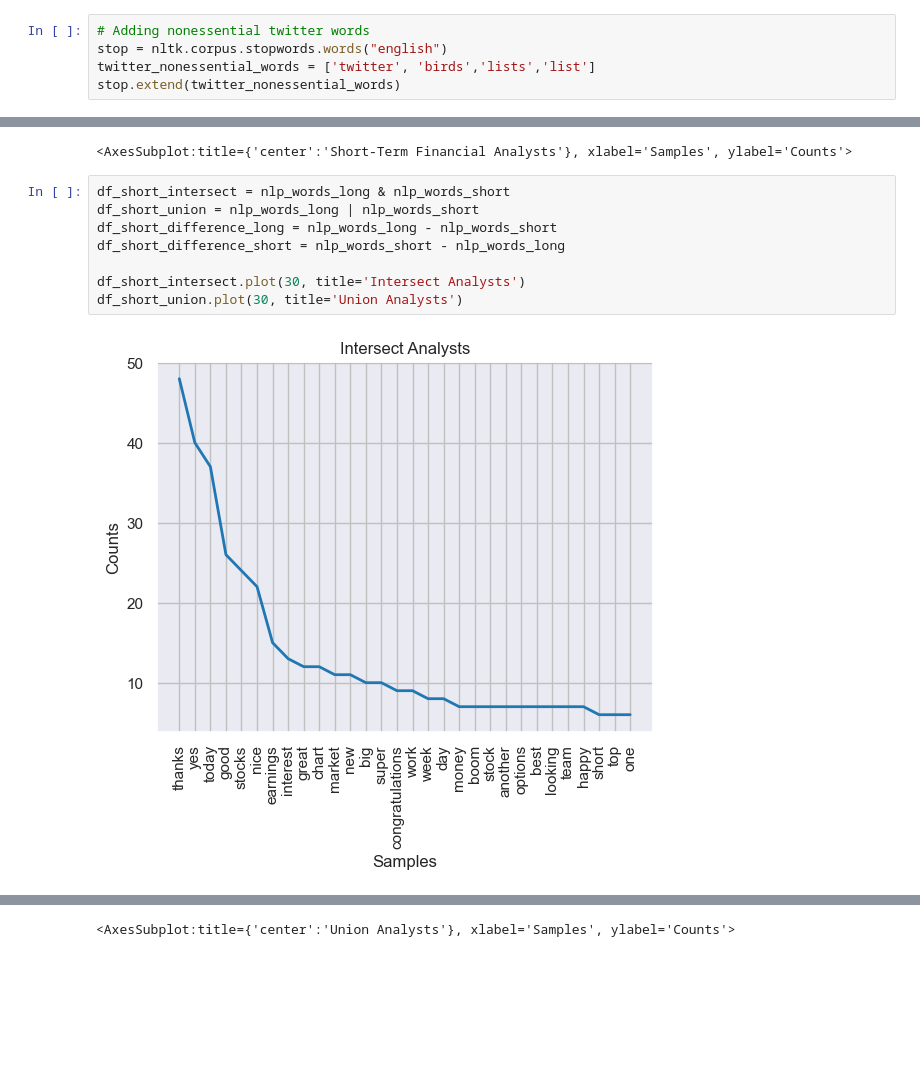
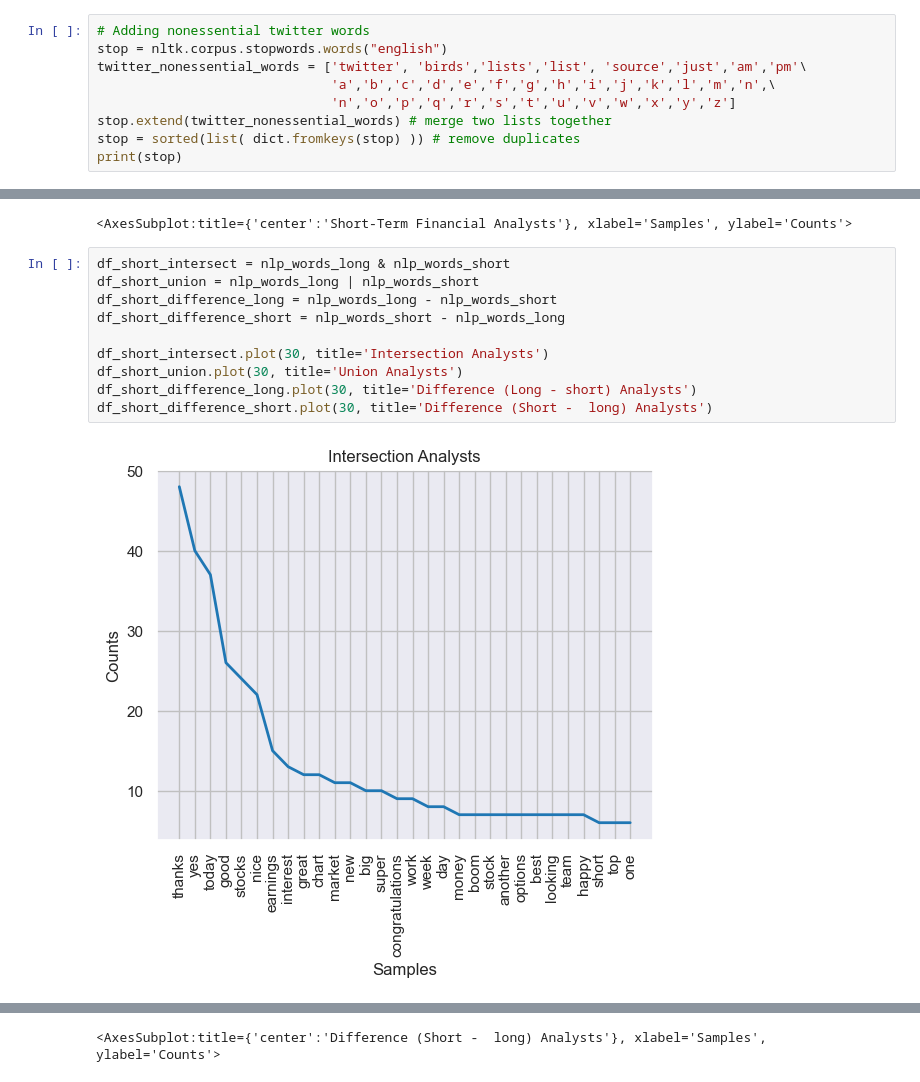
Before and after one commit to KeatonSpiller/Sentiment_Analysis, a Jupyter notebook: Stock_Market/scripts/TwitterBot.ipynb, the cells around one changed output, grey strips where cells are left out. Drawn from its saved outputs; the diff is of its cells as text; blank space fills up the shorter version.

```diff
--- a/Stock_Market/scripts/TwitterBot.ipynb
+++ b/Stock_Market/scripts/TwitterBot.ipynb
@@ -126,5 +155,9 @@ size of merged data sets of long_term: (29015, 6)
 # %%
 # Adding nonessential twitter words
 stop = nltk.corpus.stopwords.words("english")
-twitter_nonessential_words = ['twitter', 'birds','lists','list']
-stop.extend(twitter_nonessential_words)
+twitter_nonessential_words = ['twitter', 'birds','lists','list', 'source','just','am','pm'\
+                              'a','b','c','d','e','f','g','h','i','j','k','l','m','n',\
+                              'n','o','p','q','r','s','t','u','v','w','x','y','z']
+stop.extend(twitter_nonessential_words) # merge two lists together
+stop = sorted(list( dict.fromkeys(stop) )) # remove duplicates
+print(stop)
@@ -172,11 +244,13 @@ nlp_words_short.plot(30, title='Short-Term Financial Analysts')
 # %%
 df_short_intersect = nlp_words_long & nlp_words_short
 df_short_union = nlp_words_long | nlp_words_short
 df_short_difference_long = nlp_words_long - nlp_words_short
 df_short_difference_short = nlp_words_short - nlp_words_long
 
-df_short_intersect.plot(30, title='Intersect Analysts')
+df_short_intersect.plot(30, title='Intersection Analysts')
 df_short_union.plot(30, title='Union Analysts')
+df_short_difference_long.plot(30, title='Difference (Long - short) Analysts')
+df_short_difference_short.plot(30, title='Difference (Short -  long) Analysts')
 # %% [output]
-[figure, old version]
+[figure, new version]
 [figure]
@@ -183 +259 @@ df_short_union.plot(30, title='Union Analysts')
-<AxesSubplot:title={'center':'Union Analysts'}, xlabel='Samples', ylabel='Counts'>
+<AxesSubplot:title={'center':'Difference (Short -  long) Analysts'}, xlabel='Samples', ylabel='Counts'>
```
Also changed, not shown: parts of 6 cells of this notebook, 37 other files.
